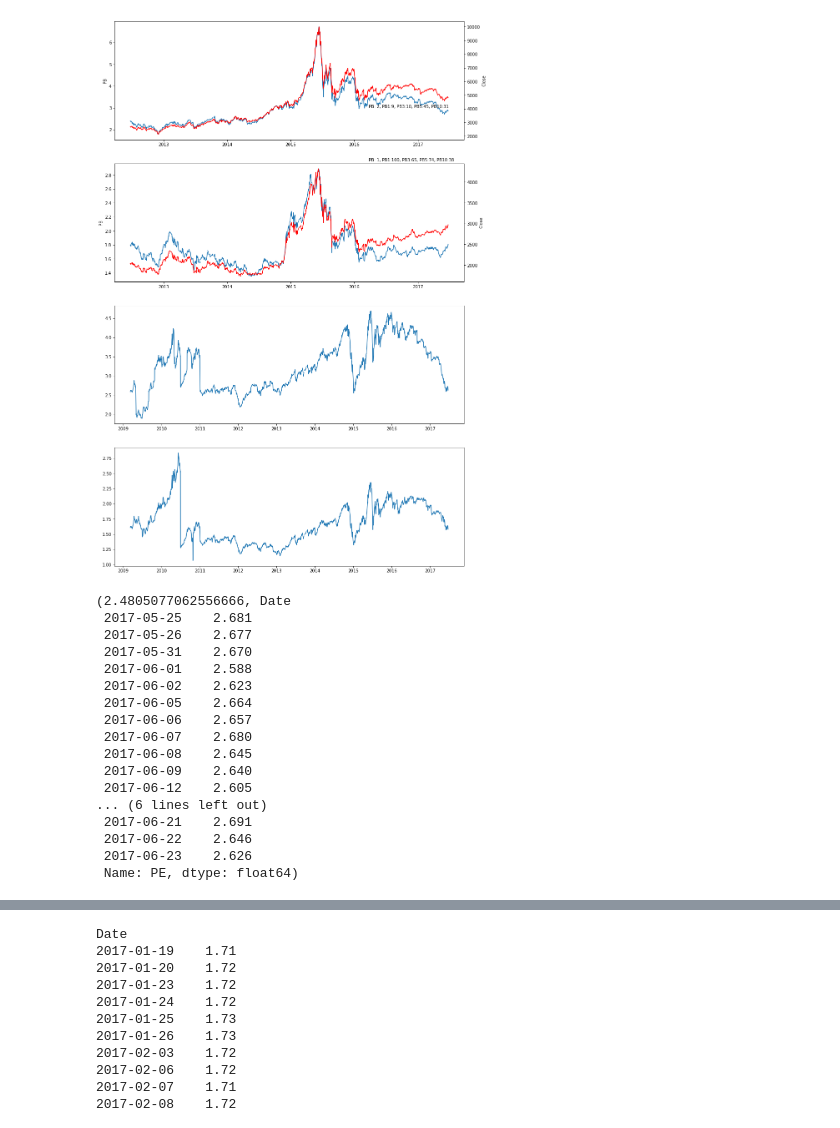
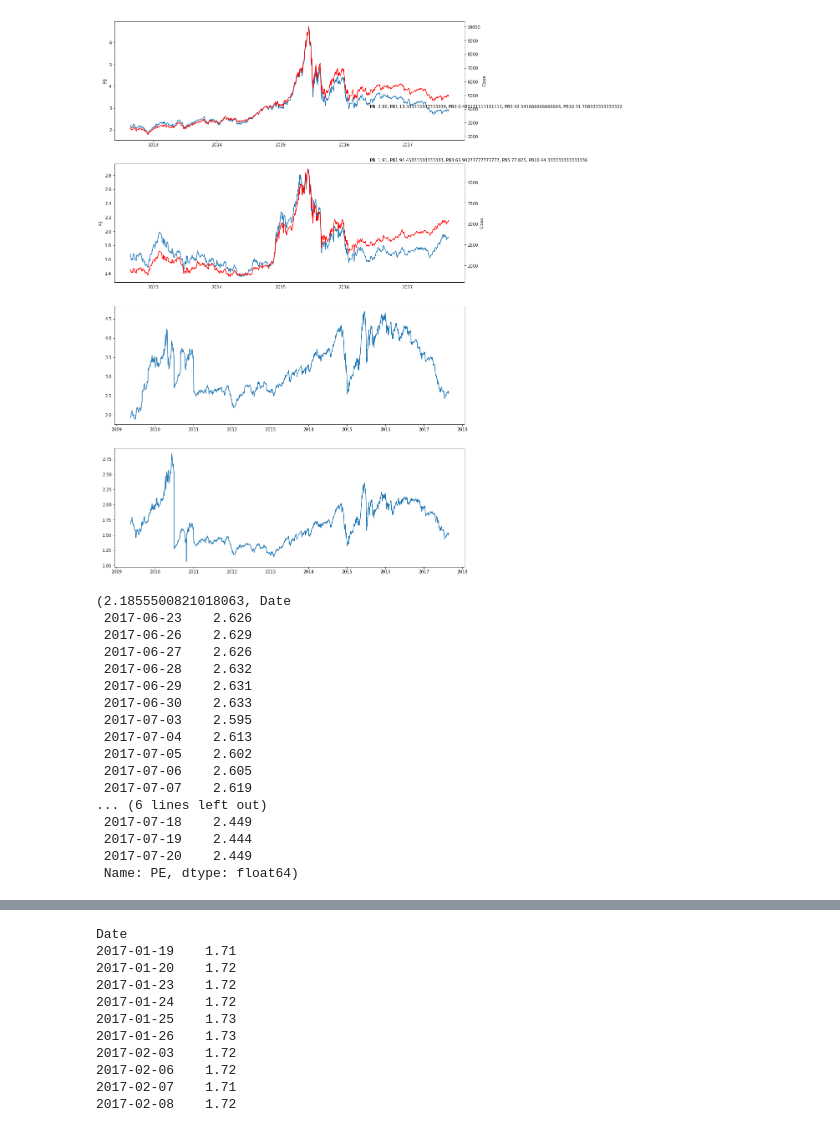
Before and after one commit to ntwo1980/TradeLight, a Jupyter notebook: sw.ipynb, the cells around one changed output, grey strips where cells are left out. Cells and saved outputs as stored; diff of their text form; code cells hidden in the pictures.

```diff
--- a/sw.ipynb
+++ b/sw.ipynb
@@ -71,62 +71,62 @@ ax1.plot(df_xp['PB'][-1200:])
 ax1.set_ylabel('PB')
 ax2 = ax1.twinx()
 ax2.plot(df_xp['Close'][-1200:], 'r')
 ax2.set_ylabel('Close')
 
 last_PB = df_xp['PB'][-1]
 
 ax1.text(df_xp.index[-300], 3,
          'PB: {}, PB1:{}, PB3:{}, PB5:{}, PB10:{}'.format(
-             int(last_PB),
-             int(stats.percentileofscore(df_xp['PB'][-240:], last_PB)),
-             int(stats.percentileofscore(df_xp['PB'][-720:], last_PB)),
-             int(stats.percentileofscore(df_xp['PB'][-1200:], last_PB)),
-             int(stats.percentileofscore(df_xp['PB'][-2400:], last_PB))))
+             float(last_PB),
+             float(stats.percentileofscore(df_xp['PB'][-240:], last_PB)),
+             float(stats.percentileofscore(df_xp['PB'][-720:], last_PB)),
+             float(stats.percentileofscore(df_xp['PB'][-1200:], last_PB)),
+             float(stats.percentileofscore(df_xp['PB'][-2400:], last_PB))))
 
 
 ax2 = axes[1]
 ax2.plot(df_jy['PB'][-1200:])
 ax2.set_ylabel('PB')
 ax3 = ax2.twinx()
 ax3.plot(df_jy['Close'][-1200:], 'r')
 ax3.set_ylabel('Close')
 
 last_PB = df_jy['PB'][-1]
 ax2.text(df_jy.index[-300], 3,
          'PB: {}, PB1:{}, PB3:{}, PB5:{}, PB10:{}'.format(
-             int(last_PB),
-             int(stats.percentileofscore(df_jy['PB'][-240:], last_PB)),
-             int(stats.percentileofscore(df_jy['PB'][-720:], last_PB)),
-             int(stats.percentileofscore(df_jy['PB'][-1200:], last_PB)),
-             int(stats.percentileofscore(df_jy['PB'][-2400:], last_PB))))
+             float(last_PB),
+             float(stats.percentileofscore(df_jy['PB'][-240:], last_PB)),
+             float(stats.percentileofscore(df_jy['PB'][-720:], last_PB)),
+             float(stats.percentileofscore(df_jy['PB'][-1200:], last_PB)),
+             float(stats.percentileofscore(df_jy['PB'][-2400:], last_PB))))
 
 ax3 = axes[2]
 ax3.plot(df_xp['PE'][-2000:] / df_jy['PE'][-2000:] )
 
 ax4 = axes[3]
 ax4.plot(df_xp['PB'][-2000:] / df_jy['PB'][-2000:] )
 
 plt.show()
 # %% [output]
-[figure, old version]
+[figure, new version]
 # %%
-(df_xp['PE'][-1200:] / df_jy['PE'][-1200:]).min(), df_xp['PE'][-20:] / df_jy['PE'][-20:]
+(df_xp['PE'][-1600:] / df_jy['PE'][-1600:]).min(), df_xp['PE'][-20:] / df_jy['PE'][-20:]
 # %% [output]
-(2.4805077062556666, Date
- 2017-05-25    2.681
- 2017-05-26    2.677
- 2017-05-31    2.670
- 2017-06-01    2.588
- 2017-06-02    2.623
- 2017-06-05    2.664
- 2017-06-06    2.657
- 2017-06-07    2.680
- 2017-06-08    2.645
- 2017-06-09    2.640
- 2017-06-12    2.605
+(2.1855500821018063, Date
+ 2017-06-23    2.626
+ 2017-06-26    2.629
+ 2017-06-27    2.626
+ 2017-06-28    2.632
+ 2017-06-29    2.631
+ 2017-06-30    2.633
+ 2017-07-03    2.595
+ 2017-07-04    2.613
+ 2017-07-05    2.602
+ 2017-07-06    2.605
+ 2017-07-07    2.619
 ... (6 lines left out)
- 2017-06-21    2.691
- 2017-06-22    2.646
- 2017-06-23    2.626
+ 2017-07-18    2.449
+ 2017-07-19    2.444
+ 2017-07-20    2.449
  Name: PE, dtype: float64)
 # %%
```
Also changed, not shown: parts of 1 cell of this notebook, 1 other file.
